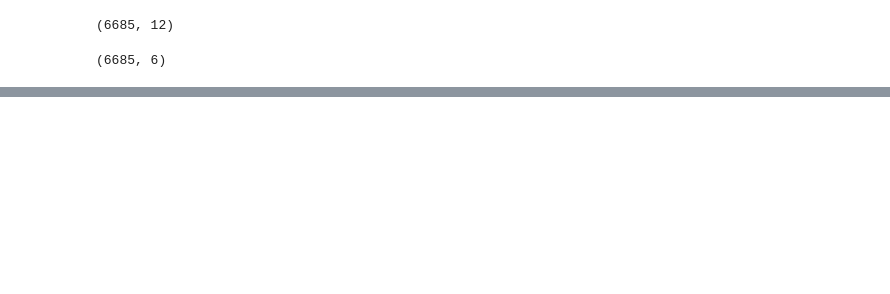
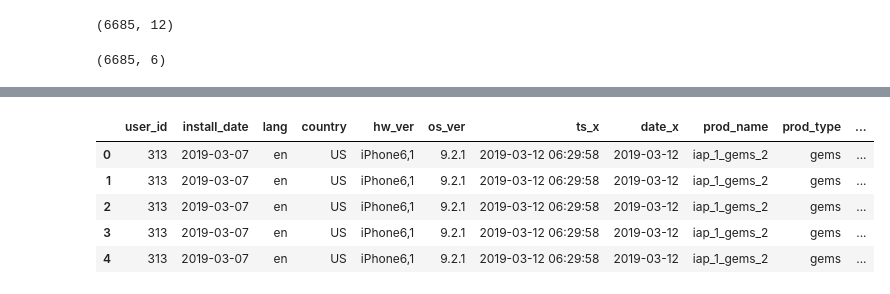
Before and after one commit to nghitrampham/data_assessments, a Jupyter notebook: pg_da_ds_homework/conversion_model.ipynb, the cells around one changed output, grey strips where cells are left out. Saved outputs shown, nothing was run; the diff lists cells and outputs as text; code cells hidden in the pictures; blank space fills up the shorter version.

```diff
--- a/pg_da_ds_homework/conversion_model.ipynb
+++ b/pg_da_ds_homework/conversion_model.ipynb
@@ -222,0 +291,9 @@ iaps_df.shape
+# %%
+three_to_5_day_iap_df.head()
+# %% [output]
+|  | user_id | install_date | lang | country | hw_ver | os_ver | ts_x | date_x | prod_name | prod_type | ... |
+| 0 | 313 | 2019-03-07 | en | US | iPhone6,1 | 9.2.1 | 2019-03-12 06:29:58 | 2019-03-12 | iap_1_gems_2 | gems | ... |
+| 1 | 313 | 2019-03-07 | en | US | iPhone6,1 | 9.2.1 | 2019-03-12 06:29:58 | 2019-03-12 | iap_1_gems_2 | gems | ... |
+| 2 | 313 | 2019-03-07 | en | US | iPhone6,1 | 9.2.1 | 2019-03-12 06:29:58 | 2019-03-12 | iap_1_gems_2 | gems | ... |
+| 3 | 313 | 2019-03-07 | en | US | iPhone6,1 | 9.2.1 | 2019-03-12 06:29:58 | 2019-03-12 | iap_1_gems_2 | gems | ... |
+| 4 | 313 | 2019-03-07 | en | US | iPhone6,1 | 9.2.1 | 2019-03-12 06:29:58 | 2019-03-12 | iap_1_gems_2 | gems | ... |
```
Also changed, not shown: parts of 14 cells of this notebook.
